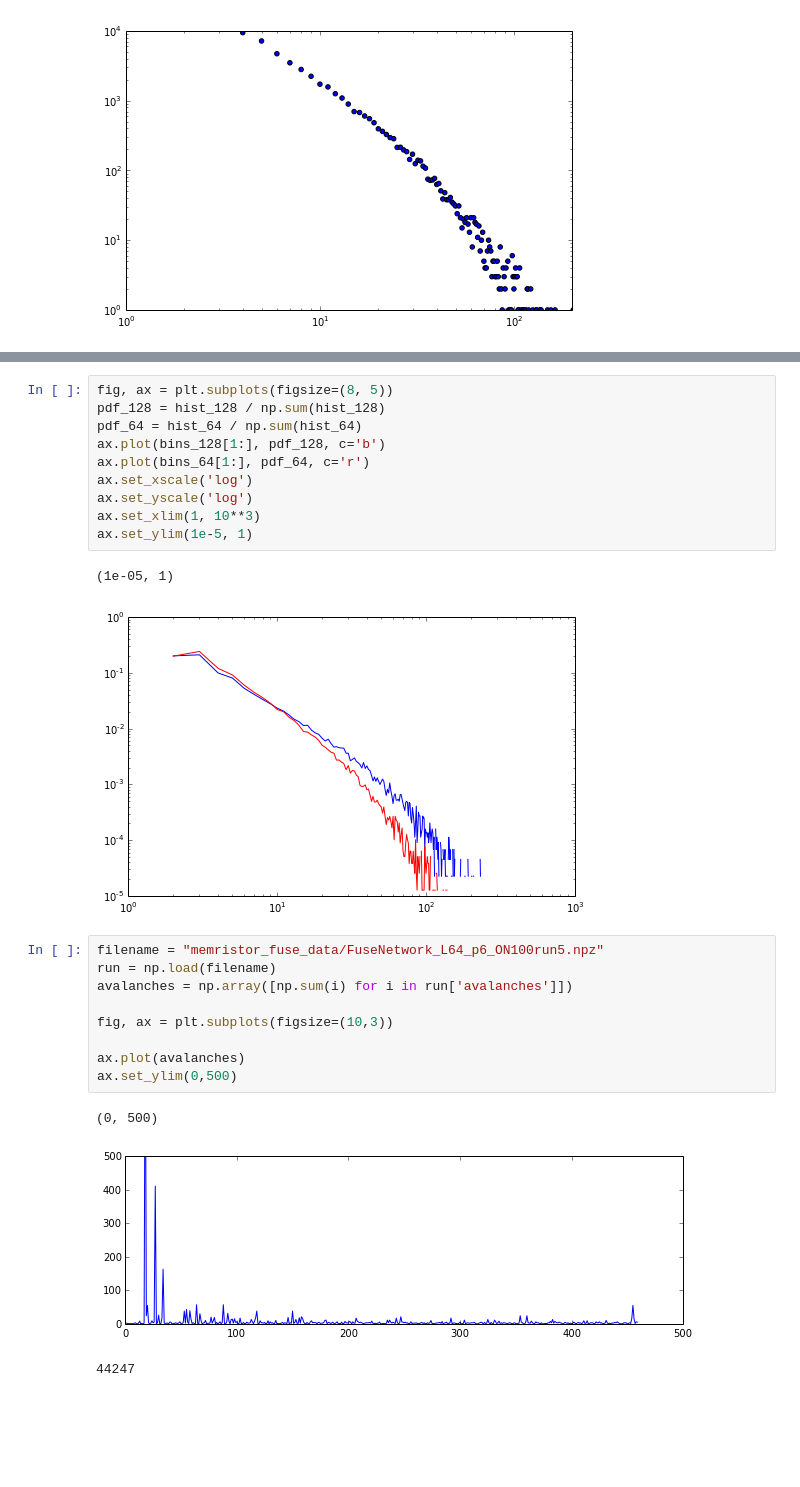
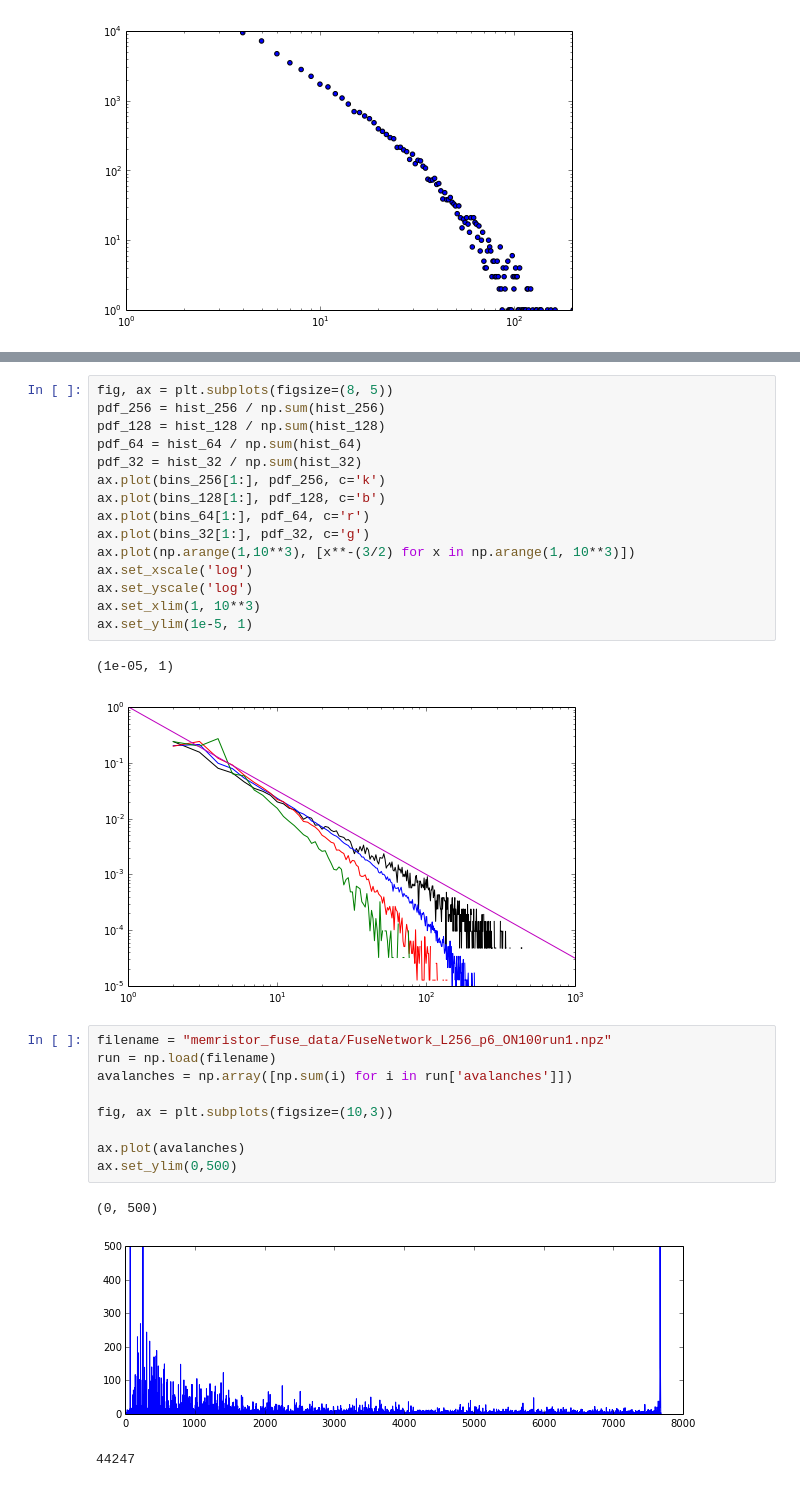
Before and after one commit to forrestsheldon/memNets, a Jupyter notebook: Memristor_Fuse_Data.ipynb, the cells around one changed output, grey strips where cells are left out. Drawn from its saved outputs; the diff is of its cells as text; blank space fills up the shorter version.

Commit message:
Added plots of 32-256 networks

```diff
--- a/Memristor_Fuse_Data.ipynb
+++ b/Memristor_Fuse_Data.ipynb
@@ -851,28 +891,33 @@ ax.set_yscale('log')
 # %%
 fig, ax = plt.subplots(figsize=(8, 5))
+pdf_256 = hist_256 / np.sum(hist_256)
 pdf_128 = hist_128 / np.sum(hist_128)
 pdf_64 = hist_64 / np.sum(hist_64)
+pdf_32 = hist_32 / np.sum(hist_32)
+ax.plot(bins_256[1:], pdf_256, c='k')
 ax.plot(bins_128[1:], pdf_128, c='b')
 ax.plot(bins_64[1:], pdf_64, c='r')
+ax.plot(bins_32[1:], pdf_32, c='g')
+ax.plot(np.arange(1,10**3), [x**-(3/2) for x in np.arange(1, 10**3)])
 ax.set_xscale('log')
 ax.set_yscale('log')
 ax.set_xlim(1, 10**3)
 ax.set_ylim(1e-5, 1)
 # %% [output]
 (1e-05, 1)
-[figure, old version]
+[figure, new version]
 # %%
-filename = "memristor_fuse_data/FuseNetwork_L64_p6_ON100run5.npz"
+filename = "memristor_fuse_data/FuseNetwork_L256_p6_ON100run1.npz"
 run = np.load(filename)
 avalanches = np.array([np.sum(i) for i in run['avalanches']])
 
 fig, ax = plt.subplots(figsize=(10,3))
 
 ax.plot(avalanches)
 ax.set_ylim(0,500)
 # %% [output]
 (0, 500)
-[figure, old version]
+[figure, new version]
 # %%
 # %% [output]
 44247
```
Also changed, not shown: parts of 6 cells of this notebook.
